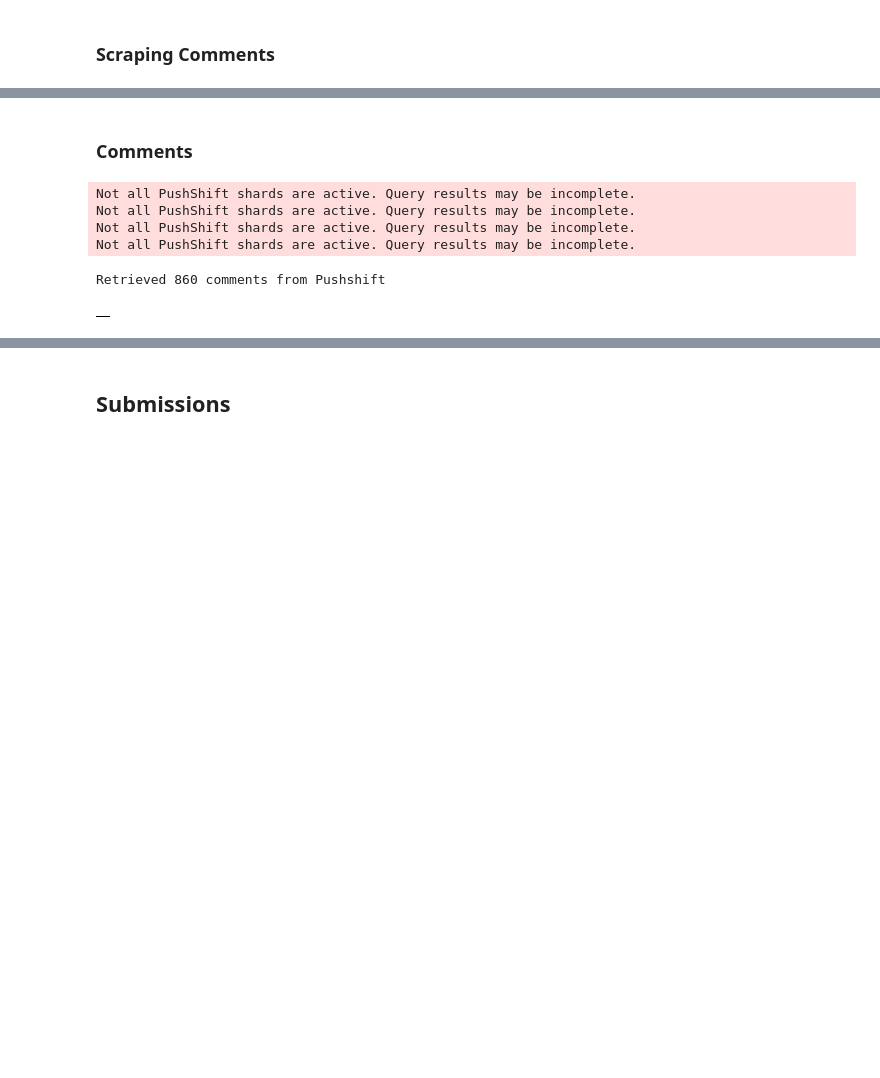
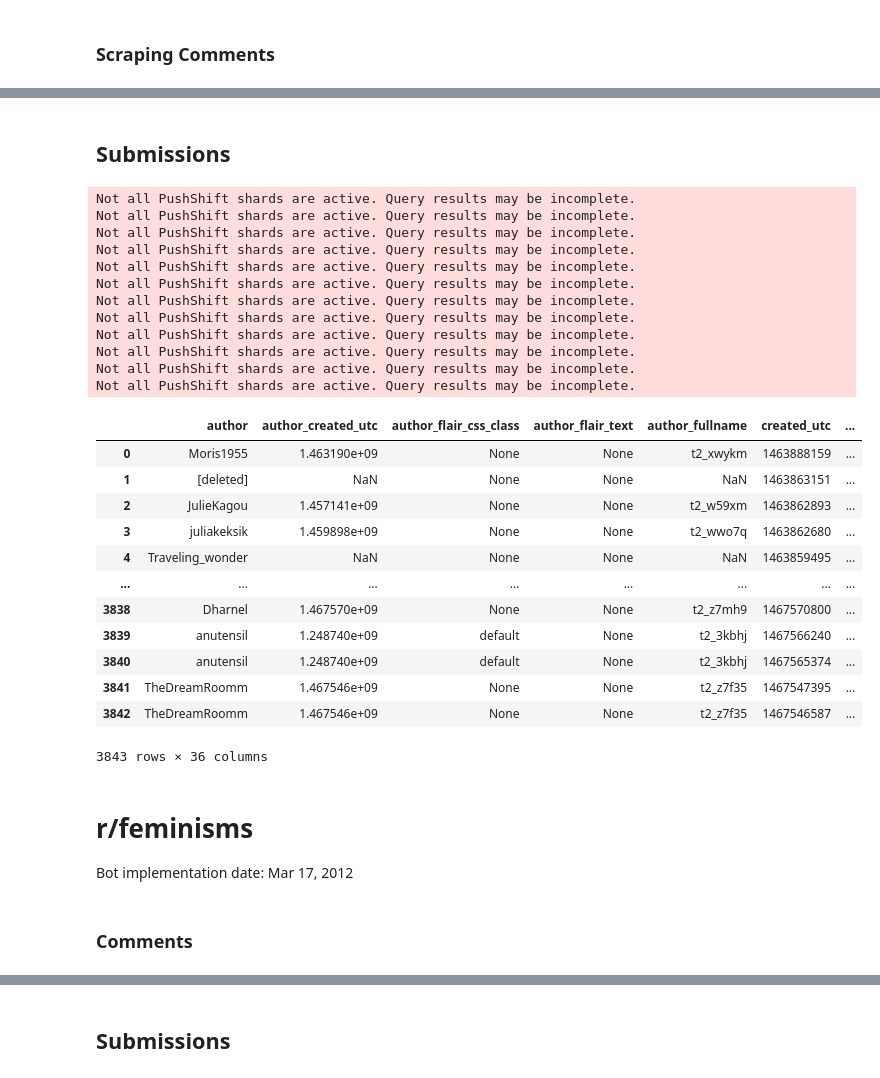
Before and after one commit to anng217/redditbots, a Jupyter notebook: pushshift.ipynb, the cells around one changed output, grey strips where cells are left out. Saved outputs shown, nothing was run; the diff lists cells and outputs as text; code cells hidden in the pictures; blank space fills up the shorter version.

```diff
--- a/pushshift.ipynb
+++ b/pushshift.ipynb
@@ -85,2 +107,35 @@ submissions_df.to_csv('./data/fds_submissions_before.csv', header=True, index=Fa
+# %% [markdown]
+## Submissions
+# %%
+fetch_subm(subr='women',save_dir='./data/women/women_subm.csv',year = 2016, month = 6, day = 27, duration = 90, limit = 1000000000)
+# %% [output]
+Not all PushShift shards are active. Query results may be incomplete.
+Not all PushShift shards are active. Query results may be incomplete.
+Not all PushShift shards are active. Query results may be incomplete.
+Not all PushShift shards are active. Query results may be incomplete.
+Not all PushShift shards are active. Query results may be incomplete.
+Not all PushShift shards are active. Query results may be incomplete.
+Not all PushShift shards are active. Query results may be incomplete.
+Not all PushShift shards are active. Query results may be incomplete.
+Not all PushShift shards are active. Query results may be incomplete.
+Not all PushShift shards are active. Query results may be incomplete.
+Not all PushShift shards are active. Query results may be incomplete.
+Not all PushShift shards are active. Query results may be incomplete.
+|  | author | author_created_utc | author_flair_css_class | author_flair_text | author_fullname | created_utc | ... |
+| 0 | Moris1955 | 1.463190e+09 | None | None | t2_xwykm | 1463888159 | ... |
+| 1 | [deleted] | NaN | None | None | NaN | 1463863151 | ... |
+| 2 | JulieKagou | 1.457141e+09 | None | None | t2_w59xm | 1463862893 | ... |
+| 3 | juliakeksik | 1.459898e+09 | None | None | t2_wwo7q | 1463862680 | ... |
+| 4 | Traveling_wonder | NaN | None | None | NaN | 1463859495 | ... |
+| ... | ... | ... | ... | ... | ... | ... | ... |
+| 3838 | Dharnel | 1.467570e+09 | None | None | t2_z7mh9 | 1467570800 | ... |
+| 3839 | anutensil | 1.248740e+09 | default | None | t2_3kbhj | 1467566240 | ... |
+| 3840 | anutensil | 1.248740e+09 | default | None | t2_3kbhj | 1467565374 | ... |
+| 3841 | TheDreamRoomm | 1.467546e+09 | None | None | t2_z7f35 | 1467547395 | ... |
+| 3842 | TheDreamRoomm | 1.467546e+09 | None | None | t2_z7f35 | 1467546587 | ... |
+3843 rows × 36 columns
+# %% [markdown]
+# r/feminisms
+Bot implementation date: Mar 17, 2012
 # %% [markdown]
 ### Comments
@@ -91,17 +141,0 @@ before = int(dt.datetime(2016,6,26,0,0).timestamp())
-# %%
-subreddit="women"
-limit=1000000
-comments = api.search_comments(subreddit=subreddit, limit=limit, before=before, after=after)
-print(f'Retrieved {len(comments)} comments from Pushshift')
-# %% [output]
-Not all PushShift shards are active. Query results may be incomplete.
-Not all PushShift shards are active. Query results may be incomplete.
-Not all PushShift shards are active. Query results may be incomplete.
-Not all PushShift shards are active. Query results may be incomplete.
-Retrieved 860 comments from Pushshift
-# %%
-comments_df = pd.DataFrame(comments)
-# preview the comments data
-comments_df.head(5)
-# %% [output]
-|  |
```
Also changed, not shown: parts of 43 cells of this notebook.
